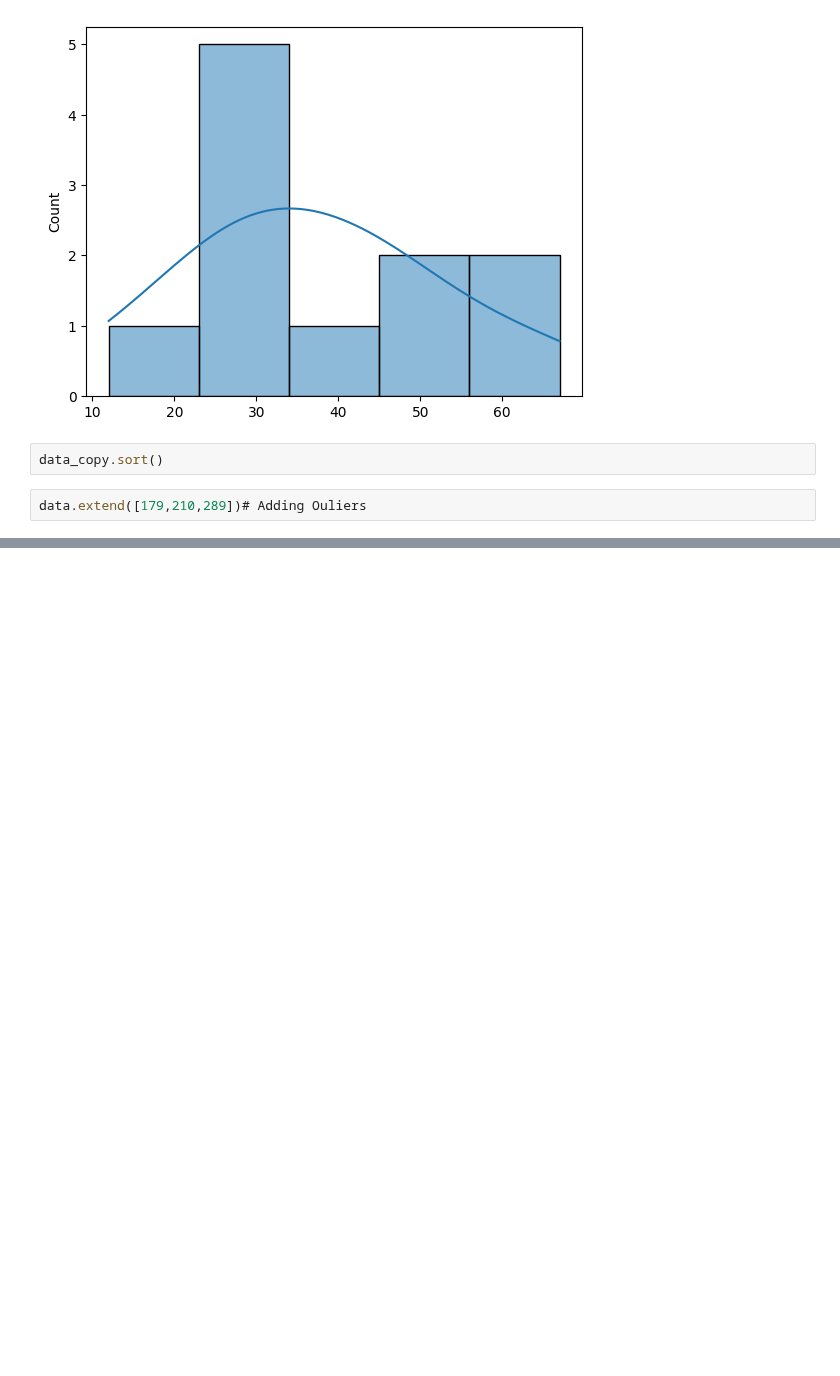
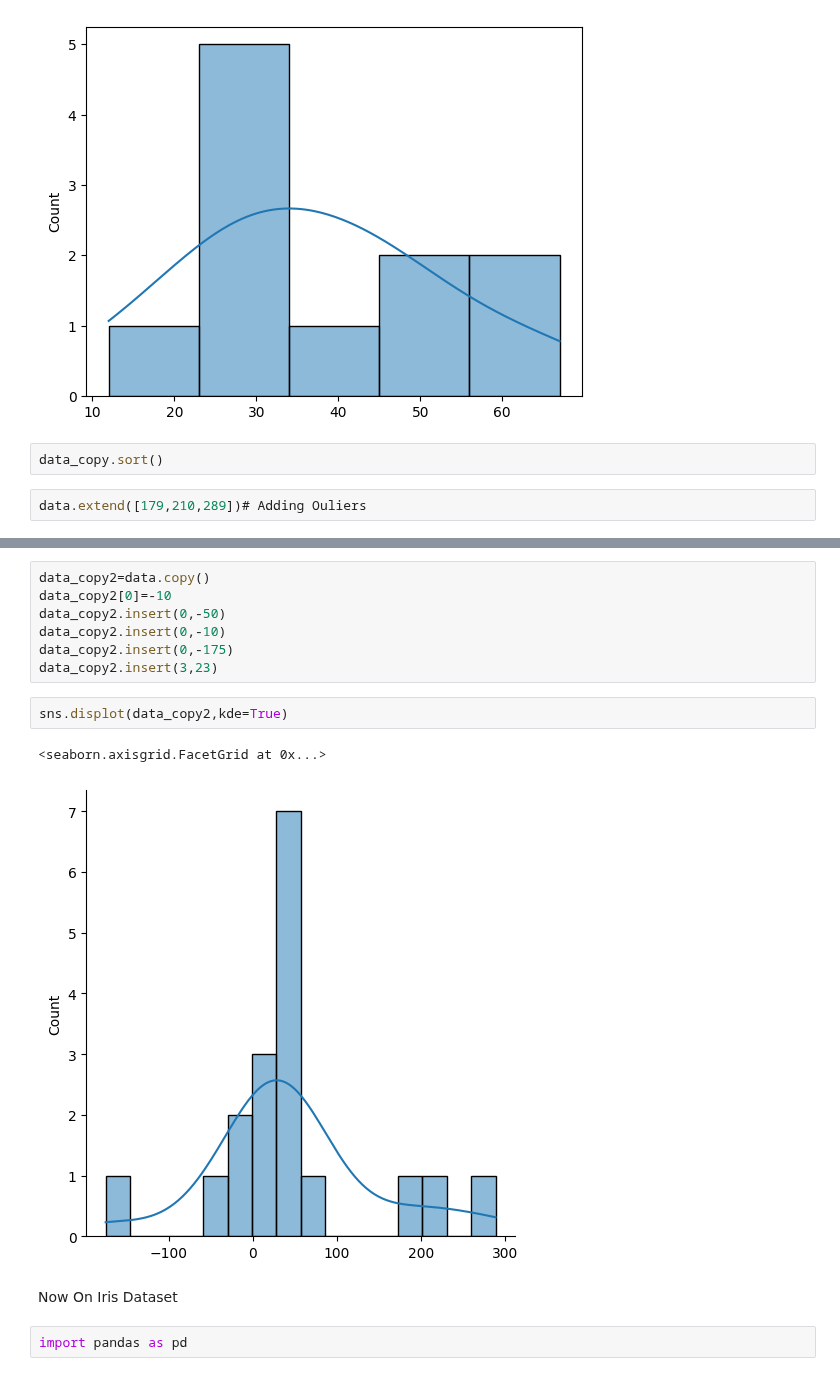
Before and after one commit to FairozAhmadSheikh/ML_bootcamp, a Jupyter notebook: Statistics_Implementation/4_Distribution_Of_Data.ipynb, the cells around one changed output, grey strips where cells are left out. Saved outputs shown, nothing was run; the diff lists cells and outputs as text; blank space fills up the shorter version.

```diff
--- a/Statistics_Implementation/4_Distribution_Of_Data.ipynb
+++ b/Statistics_Implementation/4_Distribution_Of_Data.ipynb
@@ -27,0 +28,16 @@ sns.histplot(data_copy,kde=True)
+# %%
+data_copy2=data.copy()
+data_copy2[0]=-10
+data_copy2.insert(0,-50)
+data_copy2.insert(0,-10)
+data_copy2.insert(0,-175)
+data_copy2.insert(3,23)
+# %%
+sns.displot(data_copy2,kde=True)
+# %% [output]
+<seaborn.axisgrid.FacetGrid at 0x...>
+[figure, added]
+# %% [markdown]
+Now On Iris Dataset
+# %%
+import pandas as pd
```
Also changed, not shown: parts of 7 cells of this notebook, 2 other files.
